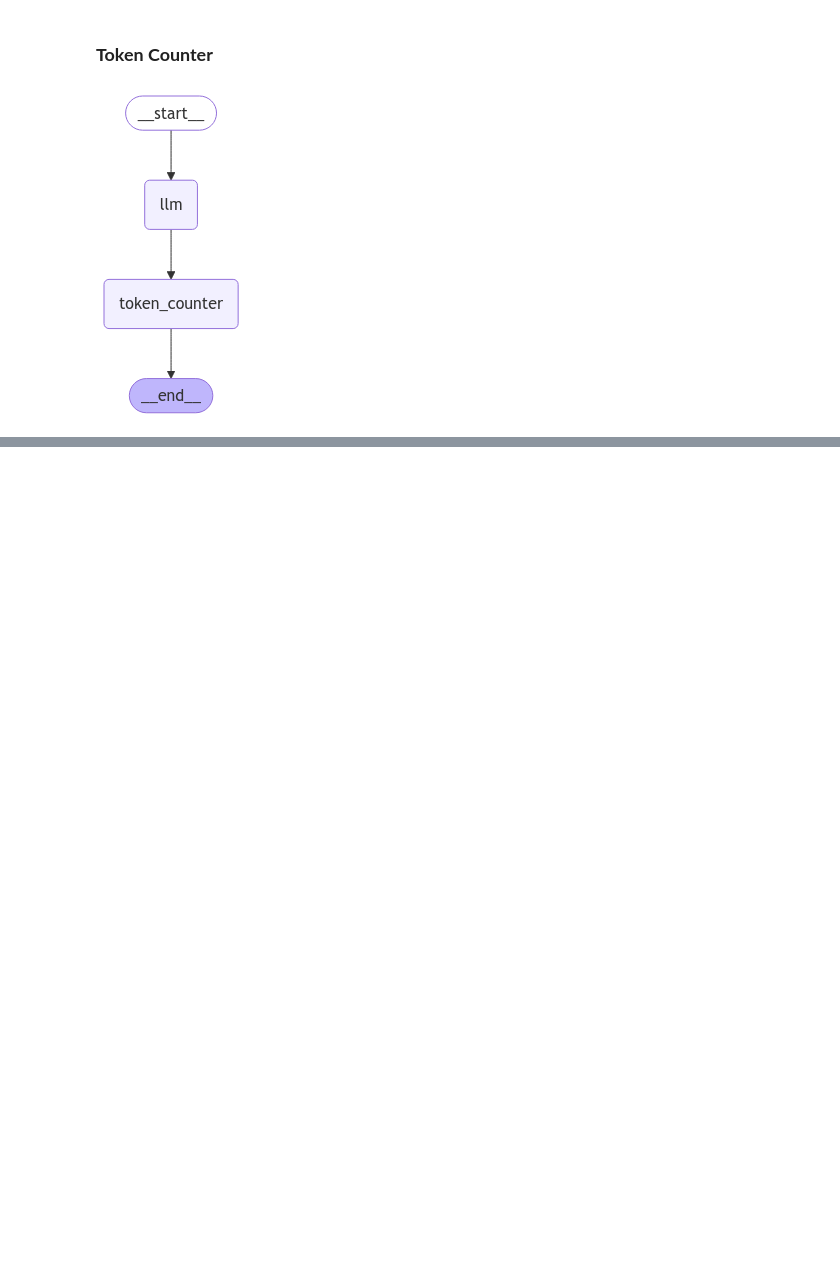
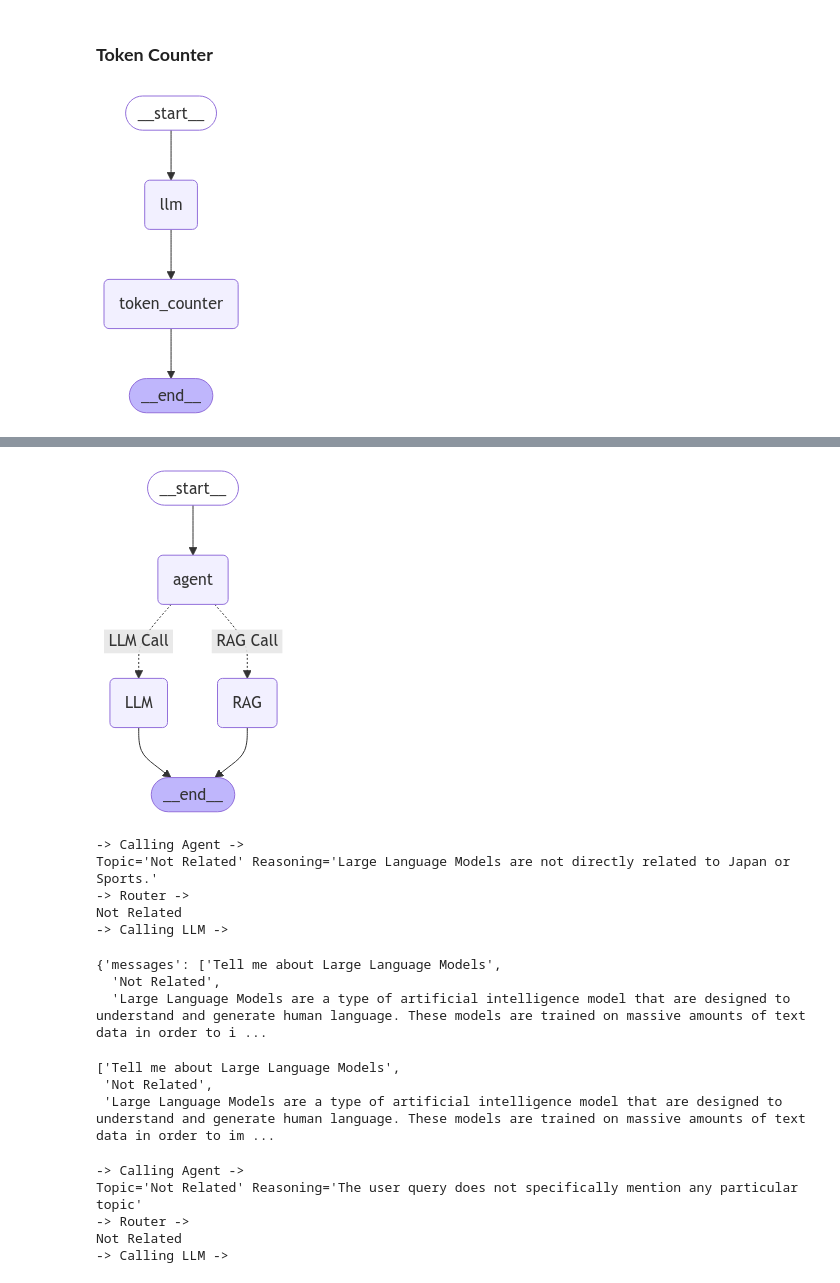
Before and after one commit to HiteshRam666/LangGraph, a Jupyter notebook: LangGraph_Scratch.ipynb, the cells around one changed output, grey strips where cells are left out. Drawn from its saved outputs; the diff is of its cells as text; code cells hidden in the pictures; blank space fills up the shorter version.

```diff
--- a/LangGraph_Scratch.ipynb
+++ b/LangGraph_Scratch.ipynb
@@ -161,0 +395,75 @@ app3.invoke("Why we use GPU in deep learning ?")
+# %%
+def router(state):
+    print('-> Router ->')
+
+    messages = state["messages"]
+    last_message = messages[-1]
+    print(last_message)
+    if 'Japan' in last_message or 'Sports' in last_message:
+        return 'RAG Call'
+    else:
+        return 'LLM Call'
+# %%
+from langgraph.graph import StateGraph,END
+
+graph = StateGraph(AgentState) ### StateGraph with AgentState
+
+graph.add_node("agent", function_1)
+graph.add_node("RAG", function_2)
+graph.add_node("LLM", function_3)
+
+graph.set_entry_point("agent")
+# %%
+# conditional edges are controlled by our router
+graph.add_conditional_edges(
+    "agent",  # where in graph to start
+    router,  # function to determine which node is called
+    {
+        'RAG Call': "RAG",
+        'LLM Call': "LLM",
+    }
+)
+# %%
+graph.add_edge("RAG", END)
+graph.add_edge("LLM", END)
+
+app = graph.compile()
+# %%
+from IPython.display import Image, display
+
+try:
+    display(Image(app.get_graph().draw_mermaid_png()))
+except Exception as e:
+    print(e)
+# %% [output]
+[figure, added]
+# %%
+inputs = {"messages": ["Tell me about Large Language Models ?"]}
+out = app.invoke(inputs)
+# %% [output]
+-> Calling Agent ->
+Topic='Not Related' Reasoning='Large Language Models are not directly related to Japan or Sports.'
+-> Router ->
+Not Related
+-> Calling LLM ->
+# %%
+out
+# %% [output]
+{'messages': ['Tell me about Large Language Models',
+  'Not Related',
+  'Large Language Models are a type of artificial intelligence model that are designed to understand and generate human language. These models are trained on massive amounts of text data in order to i ...
+# %%
+out['messages']
+# %% [output]
+['Tell me about Large Language Models',
+ 'Not Related',
+ 'Large Language Models are a type of artificial intelligence model that are designed to understand and generate human language. These models are trained on massive amounts of text data in order to im ...
+# %%
+inputs = {"messages": ["Tell me about Artificial Intelligence"]}
+out = app.invoke(inputs)
+# %% [output]
+-> Calling Agent ->
+Topic='Not Related' Reasoning='The user query does not specifically mention any particular topic'
+-> Router ->
+Not Related
+-> Calling LLM ->
```
Also changed, not shown: parts of 32 cells of this notebook.
